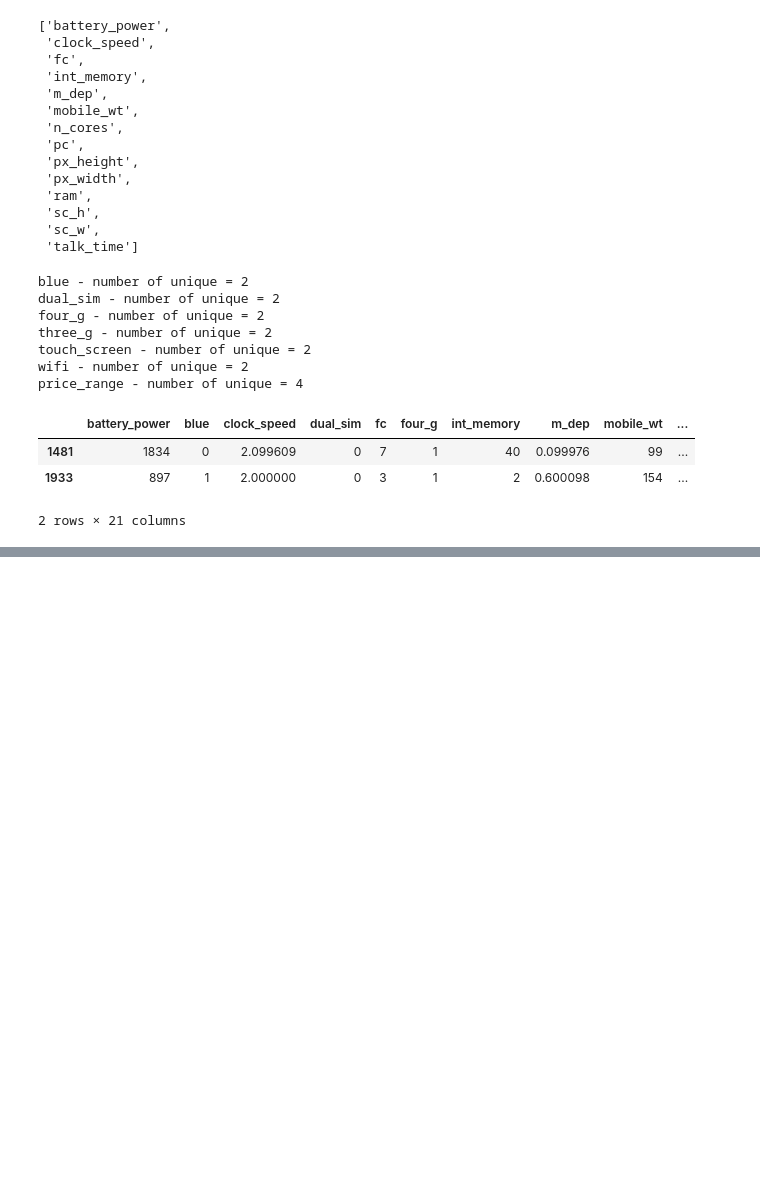
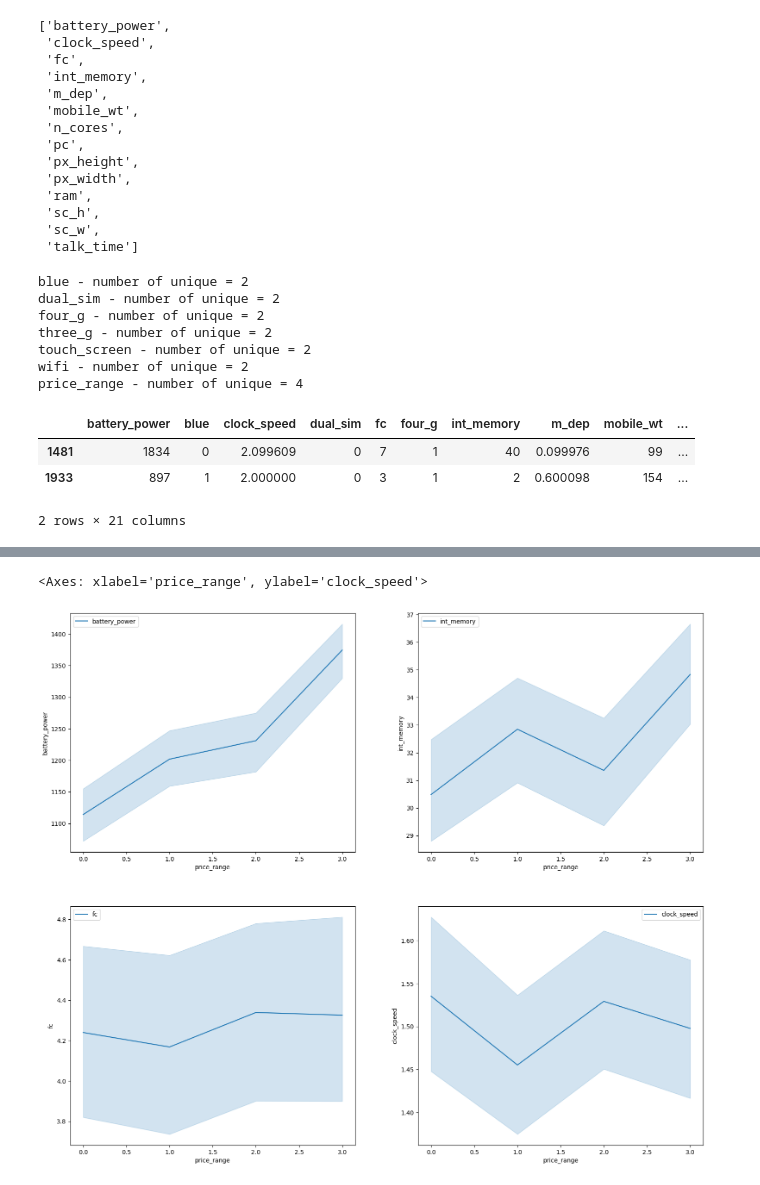
Before and after one commit to d1alekt1k8/rep_iis_lab1, a Jupyter notebook: eda/eda.ipynb, the cells around one changed output, grey strips where cells are left out. Drawn from its saved outputs; the diff is of its cells as text; code cells hidden in the pictures; blank space fills up the shorter version.

```diff
--- a/eda/eda.ipynb
+++ b/eda/eda.ipynb
@@ -222,0 +280,17 @@ df.describe()
+# %%
+fig, axs = plt.pyplot.subplots(2,2)
+fig.tight_layout(pad=1)
+fig.set_size_inches(16.5, 14, forward=True)
+
+sns.lineplot(df,x='price_range',y='battery_power', label='battery_power', ax=axs[0,0])
+
+sns.lineplot(df,x='price_range',y='int_memory', label='int_memory',ax=axs[0,1])
+
+sns.lineplot(df,x='price_range',y='fc', label='fc',ax=axs[1,0])
+
+sns.lineplot(df,x='price_range',y='clock_speed', label='clock_speed',ax=axs[1,1])
+
+# GRAPH1
+# %% [output]
+<Axes: xlabel='price_range', ylabel='clock_speed'>
+[figure, added]
```
Also changed, not shown: parts of 11 cells of this notebook, 1 other file.
